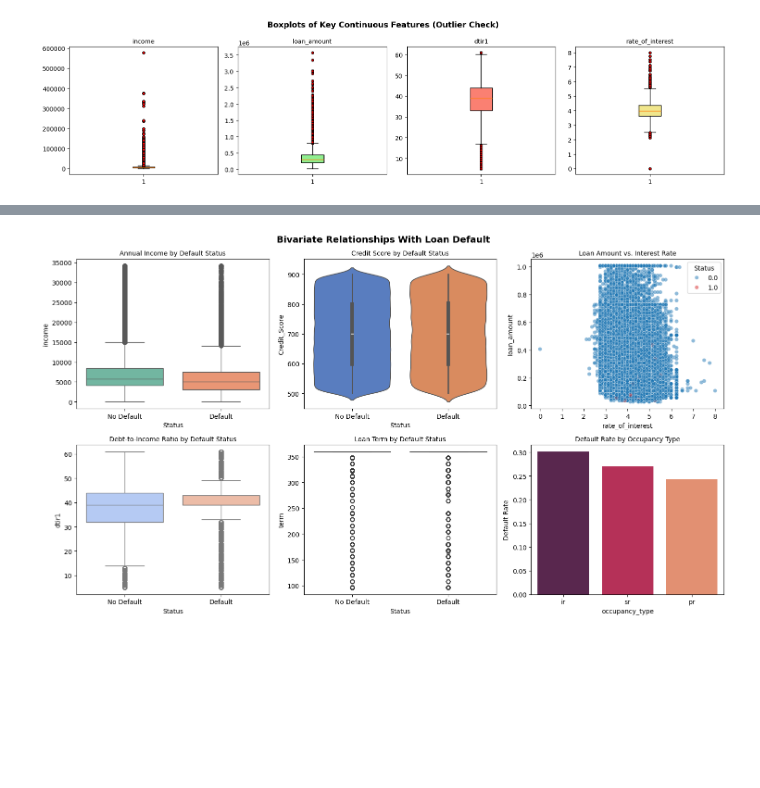
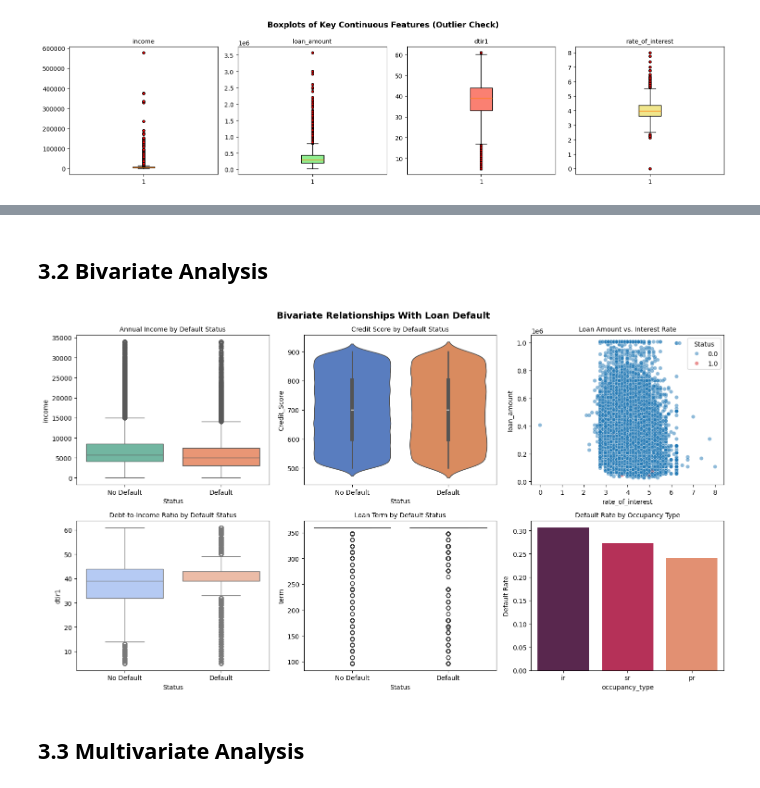
Before and after one commit to stacykeago/predictive-data-analytics, a Jupyter notebook: Q1336017_KEAGO_.ipynb, the cells around one changed output, grey strips where cells are left out. Cells and saved outputs as stored; diff of their text form; code cells hidden in the pictures; blank space fills up the shorter version.

```diff
--- a/Q1336017_KEAGO_.ipynb
+++ b/Q1336017_KEAGO_.ipynb
@@ -238,3 +343,5 @@ Remaining columns: ['year', 'loan_limit', 'Gender', 'approv_in_adv', 'loan_type'
+# %% [markdown]
+## 3.2 Bivariate Analysis
 # %%
 fig, axes = plt.subplots(2, 3, figsize=(15, 8.5))
 axes = axes.flatten()
@@ -246,31 +353,35 @@ axes[0].set_title("Annual Income by Default Status", fontsize=10)
 axes[0].set_xticklabels(["No Default", "Default"])
 
 # 2. Credit Score vs Status
 sns.violinplot(data=loan, x="Status", y="Credit_Score", hue="Status", legend=False, palette="muted", ax=axes[1])
 axes[1].set_title("Credit Score by Default Status", fontsize=10)
 axes[1].set_xticklabels(["No Default", "Default"])
 
 # 3. Loan Amount vs Interest Rate, colored by Status
 sns.scatterplot(data=loan, x="rate_of_interest", y="loan_amount", hue="Status", alpha=0.5, palette={0: "#1f77b4", 1: "#d62728"}, ax=axes[2])
 axes[2].set_title("Loan Amount vs. Interest Rate", fontsize=10)
 
 # 4. dtir1 (DTI) vs Status
 sns.boxplot(data=loan, x="Status", y="dtir1", hue="Status", legend=False, palette="coolwarm", ax=axes[3])
 axes[3].set_title("Debt-to-Income Ratio by Default Status", fontsize=10)
 axes[3].set_xticklabels(["No Default", "Default"])
 
 # 5. Term vs Status (Replacing missing Employment Length)
 sns.boxplot(data=loan, x="Status", y="term", hue="Status", legend=False, palette="viridis", ax=axes[4])
 axes[4].set_title("Loan Term by Default Status", fontsize=10)
 axes[4].set_xticklabels(["No Default", "Default"])
 
 # 6. Default rate by Occupancy Type (Replacing missing Home Ownership)
 default_rate_occ = loan.groupby("occupancy_type")["Status"].mean().sort_values(ascending=False)
 sns.barplot(x=default_rate_occ.index, y=default_rate_occ.values, hue=default_rate_occ.index, legend=False, palette="rocket", ax=axes[5])
 axes[5].set_title("Default Rate by Occupancy Type", fontsize=10)
 axes[5].set_ylabel("Default Rate")
 
+axes[0].set_xticks([0, 1])
+axes[0].set_xticklabels(["No Default", "Default"])
 plt.tight_layout()
 plt.savefig("bivariate_relationships.png")
 # %% [output]
-[figure, old version]
+[figure, new version]
+# %% [markdown]
+## 3.3 Multivariate Analysis
```
Also changed, not shown: parts of 52 cells of this notebook.
